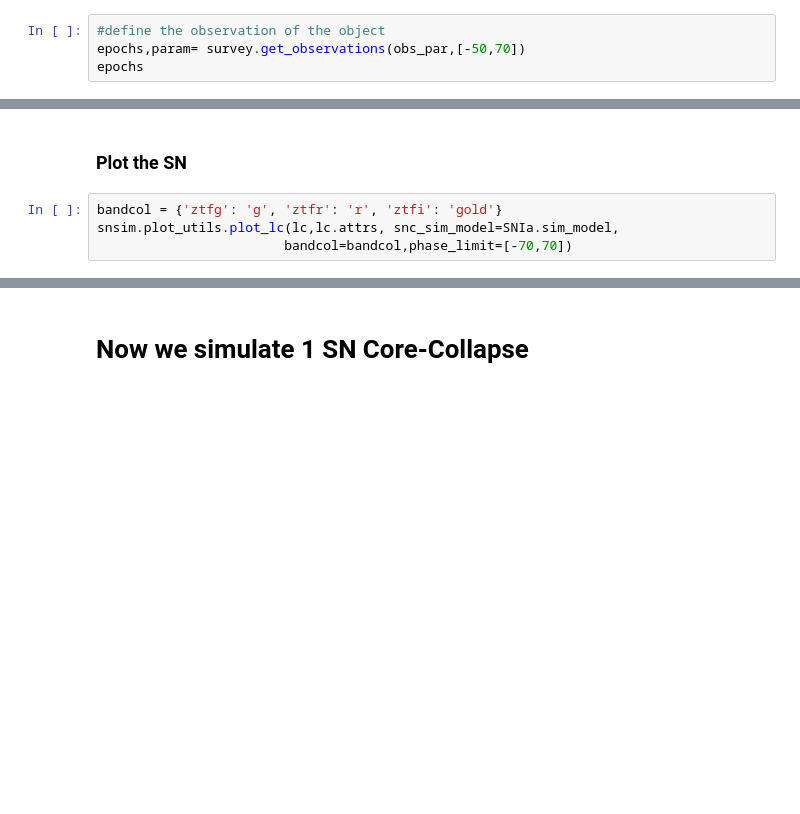
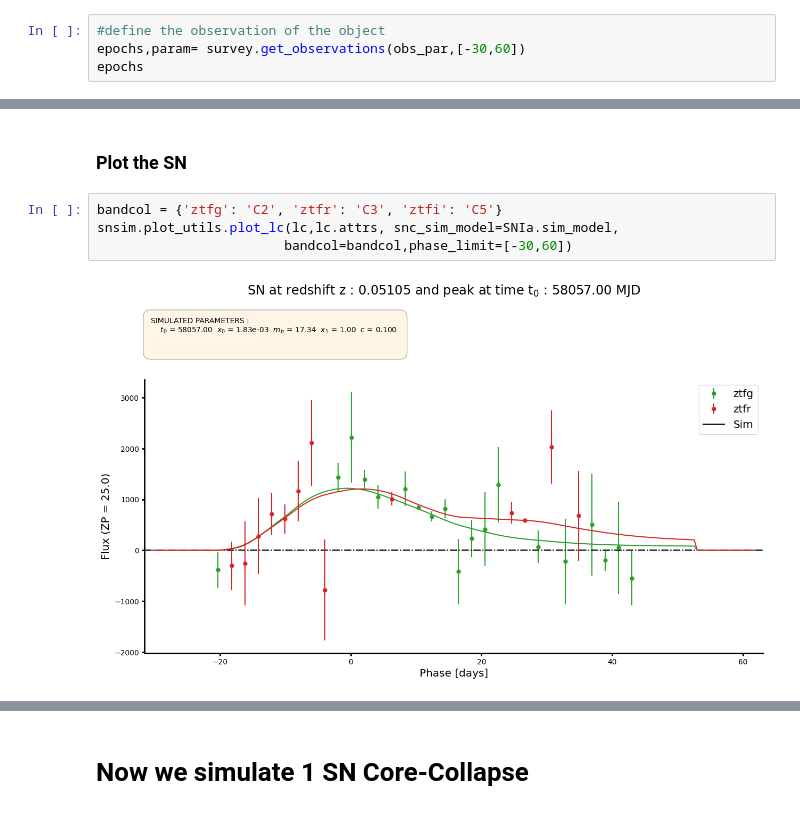
Before and after one commit to bastiencarreres/snsim, a Jupyter notebook: Examples/SNSim_one_SN_LC_simulation.ipynb, the cells around one changed output, grey strips where cells are left out. Cells and saved outputs as stored; diff of their text form; blank space fills up the shorter version.

```diff
--- a/Examples/SNSim_one_SN_LC_simulation.ipynb
+++ b/Examples/SNSim_one_SN_LC_simulation.ipynb
@@ -104,6 +104,6 @@ obs_par
 ### Define the observation and simulate the light curve
 # %%
 #define the observation of the object
-epochs,param= survey.get_observations(obs_par,[-50,70])
+epochs,param= survey.get_observations(obs_par,[-30,60])
 epochs
 # %% [output]
@@ -118,6 +172,8 @@ lc.attrs
 # %% [markdown]
 ### Plot the SN
 # %%
-bandcol = {'ztfg': 'g', 'ztfr': 'r', 'ztfi': 'gold'}
+bandcol = {'ztfg': 'C2', 'ztfr': 'C3', 'ztfi': 'C5'}
 snsim.plot_utils.plot_lc(lc,lc.attrs, snc_sim_model=SNIa.sim_model,
-                        bandcol=bandcol,phase_limit=[-70,70])
+                        bandcol=bandcol,phase_limit=[-30,60])
+# %% [output]
+[figure, added]
```
Also changed, not shown: parts of 13 cells of this notebook, 4 other files.
